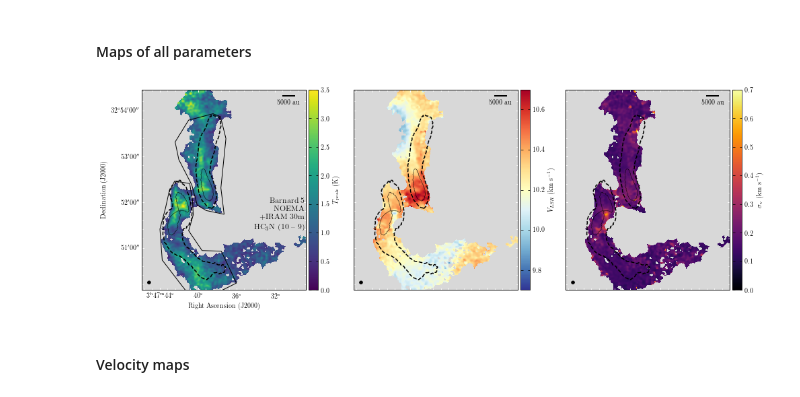
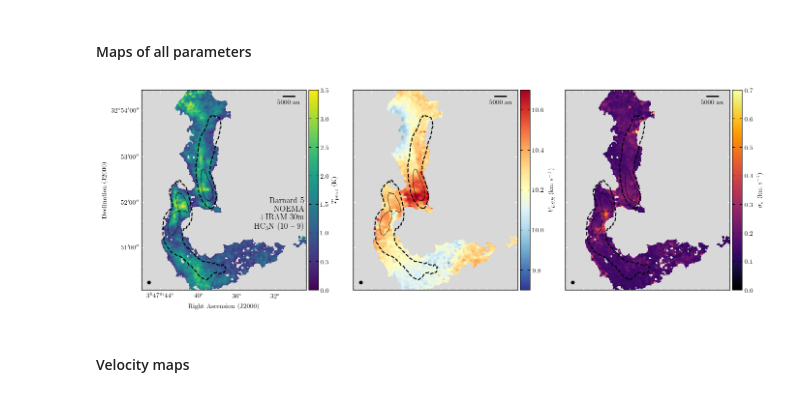
Before and after one commit to tere-valdivia/Barnard_5_infall, a Jupyter notebook: figures.ipynb, the cells around one changed output. Saved outputs shown, nothing was run; the diff lists cells and outputs as text; code cells hidden in the pictures.

```diff
--- a/figures.ipynb
+++ b/figures.ipynb
@@ -324,44 +326,41 @@ if savefigure:
 savefigure = True
 fig = plt.figure(1, figsize=(16,8))
 figname = figdir + 'B5-NOEMA+30m-H3CN-10-9_cut_K_1G_fitparams_filtered_results.pdf'
-regions_mass = filedir + 'filaments_mass_area.reg'
+
 
 cube = fits.getdata(fitfilefiltered)
 paramscube = np.array(cube[:3])
 errcube = np.array(cube[3:])
 headerplot = fits.getheader(tpeakfile + '.fits')
 stretch = 'linear'
 vmin = [0, 10.2-0.5, 0]
 vmax = [np.round(np.nanmax(paramscube[0]), 1), 10.2+0.5, np.round(np.nanmax(paramscube[2]), 1)]
 cmap = ['viridis', 'RdYlBu_r', 'inferno']
 quantities = [r'$T_{\mathrm{peak}}$ (K)', r'$V_{LSR}$ (km s$^{-1}$)', r'$\sigma_{\mathrm{v}}$ (km s$^{-1}$)']
 
 for i in range(len(paramscube)):
     ax0 = plot_aplpy_subfig(fits.PrimaryHDU(paramscube[i], headerplot), fig, (1,3,i+1), stretch, \
                             vmin[i], vmax[i], cmap[i])
     ax0.colorbar.set_axis_label_text(quantities[i])
     ax0.recenter(56.9055921,32.8711272,width=0.06,height=0.073)
-    if not i:
-        # if you want to add the regions where we add up the column density
-        ax0.show_regions(regions_mass)
     if i:
         ax0.tick_labels.hide()
         ax0.axis_labels.hide()
     else:
         ax0.add_label(0.99,0.38,
                      'Barnard 5\nNOEMA\n+IRAM 30m\nHC$_3$N (10 -- 9)',
                      relative=True, color='k', size=12, horizontalalignment='right')
 
     ax0.show_contour(maskC1file, colors='k', linewidths=0.5)
     ax0.show_contour(maskC2file, colors='k', linewidths=0.5)
     ax0.show_contour(maskC3file, colors='k', linewidths=0.5)
     # filament outline from NH3(1,1)g
     ax0.show_contour(nh3mom0file, colors='k', linestyles='dashed', levels=nh3mom0levels, zorder=34)
 
 if savefigure:
     fig.savefig(figname, bbox_inches='tight', dpi=300)
 # %% [output]
-[figure, old version]
+[figure, new version]
 # %% [markdown]
 #### Velocity maps
 # %%
```
Also changed, not shown: parts of 12 cells of this notebook, 14 other files.
